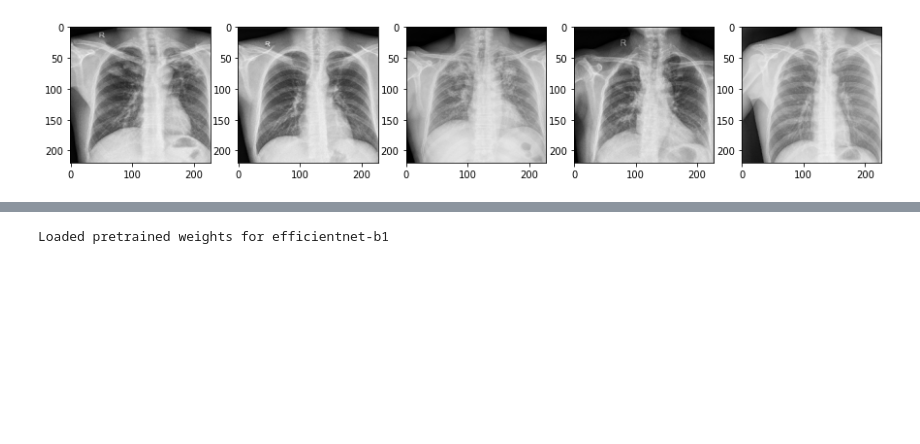
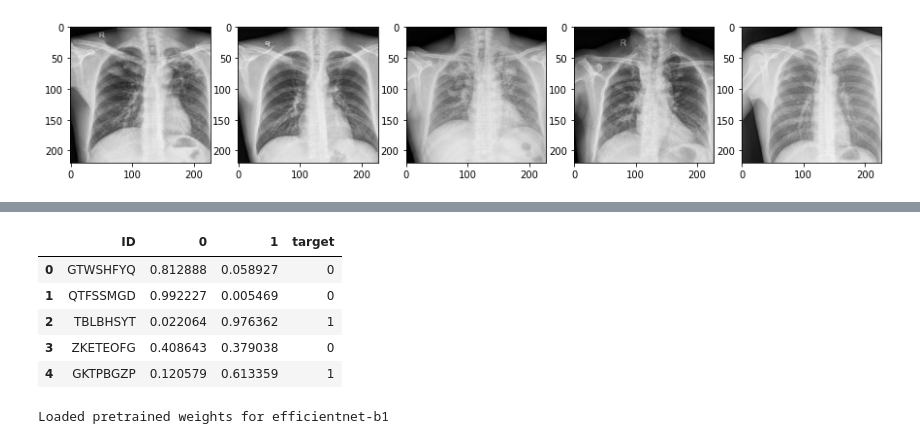
Before and after one commit to fajemila/Zindi-Runmila-Tuberculosis-classification, a Jupyter notebook: runmila optimized.ipynb, the cells around one changed output, grey strips where cells are left out. Saved outputs shown, nothing was run; the diff lists cells and outputs as text; code cells hidden in the pictures; blank space fills up the shorter version.

```diff
--- a/runmila optimized.ipynb
+++ b/runmila optimized.ipynb
@@ -360,5 +442,5 @@ def train(fold):
 # %%
-class SpotMaskDatasetTest:
+class RunmilaTDatasetTest:
     def __init__(self,image_paths,resize=None,augmentations=None):
         self.image_paths = image_paths
         self.resize = resize
@@ -382,15 +464,17 @@ class SpotMaskDatasetTest:
             "image": torch.tensor(image, dtype=torch.float),
 
         }
+# %%
+n_folds = 5
 # %%
 def predict(df, MODELS, bs=16):
-    training_data_path = "/content/images/"
+    training_data_path = "/content/test"
     mean = (0.485, 0.456, 0.406)
     std = (0.229, 0.224, 0.225)
-    test_aug = albumentations.Compose([albumentations.Normalize(mean, std, max_pixel_value=255.0, always_apply=True)])
-    test_images = df.image.values.tolist()
-    test_images = [os.path.join(training_data_path, i) for i in test_images]
-    test_ds = SpotMaskDatasetTest(image_paths=test_images,resize=(227, 227),augmentations=test_aug)
+    test_aug = albumentations.Compose([albumentations.CenterCrop(227,227),albumentations.Normalize(mean, std, max_pixel_value=255.0, always_apply=True)])
+    test_images = df.ID.values.tolist()
+    test_images = [os.path.join(training_data_path, i +'.png') for i in test_images]
+    test_ds = RunmilaTDatasetTest(image_paths=test_images,resize=(256, 256),augmentations=test_aug)
     testloader = torch.utils.data.DataLoader(test_ds, bs, shuffle=False)
 
     predictions_labels = []
@@ -428,17 +521,24 @@ def load_models():
 # %%
-sub = pd.read_csv('/content/drive/My Drive/mask_spot/sample_sub_v2.csv')
+sub = pd.read_csv('/content/gdrive/My Drive/SampleSubmission.csv')
 MODELS = load_models()
 
 # 2
-predictions_labels, predictions_proba = predict(sub, MODELS=MODELS, bs=2)
+predictions_labels, predictions_proba = predict(sub, MODELS=MODELS, bs=8)
 # %%
 submission = pd.DataFrame()
-submission['id'] = sub['image']
+submission['ID'] = sub['ID']
 for i, label in enumerate(["0", "1"]):
     submission[label] = 0
 for i, label in enumerate(["0", "1"]):
     submission.loc[:,label] = np.array(predictions_proba)[:,i]
 submission['target'] = predictions_labels
 
 submission.head()
+# %% [output]
+|  | ID | 0 | 1 | target |
+| 0 | GTWSHFYQ | 0.812888 | 0.058927 | 0 |
+| 1 | QTFSSMGD | 0.992227 | 0.005469 | 0 |
+| 2 | TBLBHSYT | 0.022064 | 0.976362 | 1 |
+| 3 | ZKETEOFG | 0.408643 | 0.379038 | 0 |
+| 4 | GKTPBGZP | 0.120579 | 0.613359 | 1 |
 # %%
```
Also changed, not shown: parts of 15 cells of this notebook.
